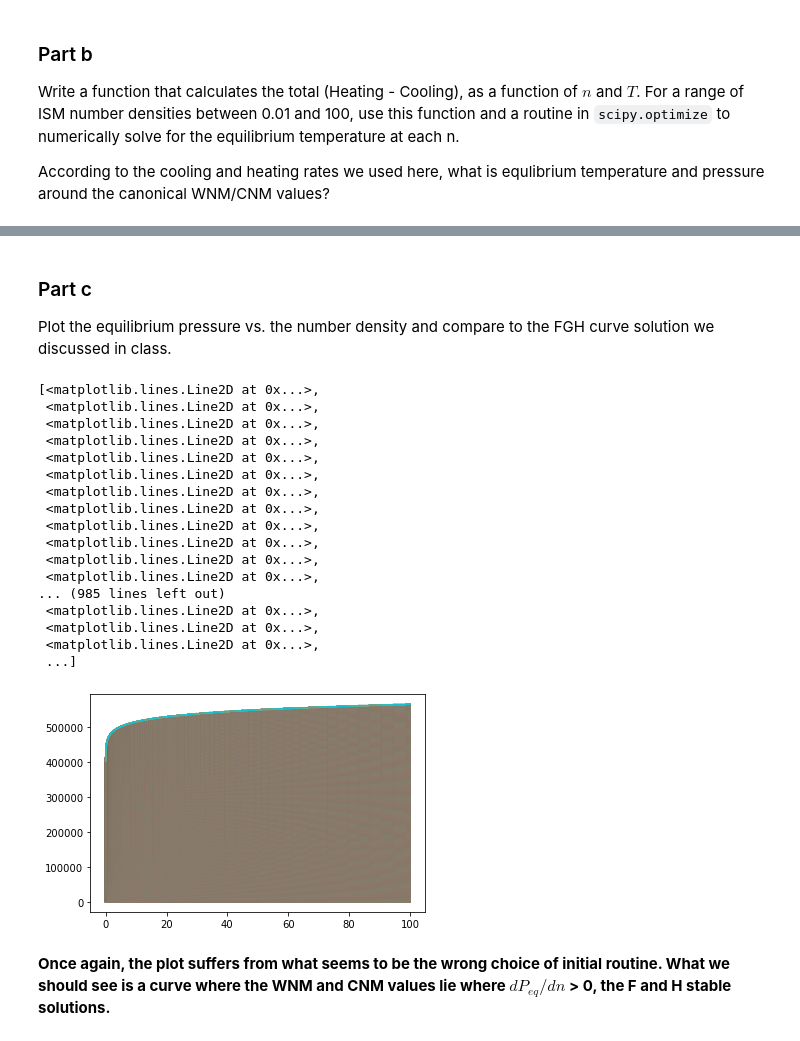
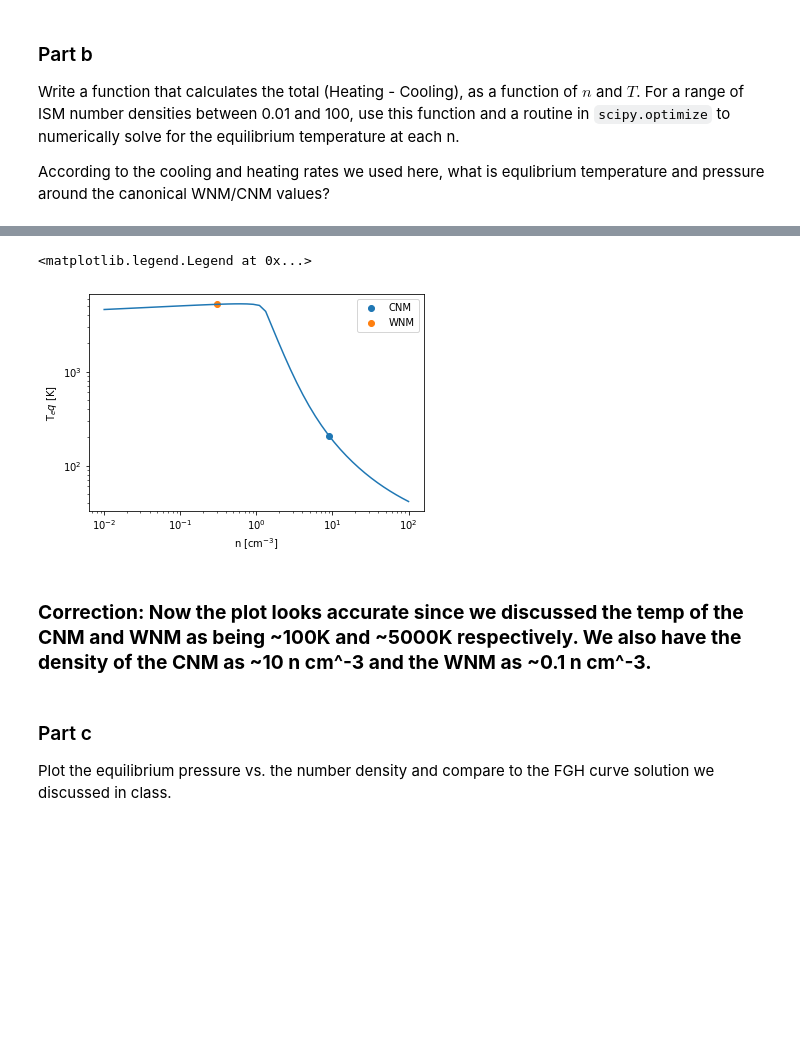
Before and after one commit to akuznetsova/spf-2024, a Jupyter notebook: w2/submissions/HW2-VanessaBrown.ipynb, the cells around one changed output, grey strips where cells are left out. Cells and saved outputs as stored; diff of their text form; code cells hidden in the pictures; blank space fills up the shorter version.

Commit message:
HW2 Corrections - VanessaBrown

```diff
--- a/w2/submissions/HW2-VanessaBrown.ipynb
+++ b/w2/submissions/HW2-VanessaBrown.ipynb
@@ -239,26 +239,27 @@ def pe_heating(n, T2, pah=0.5):
 
 
 def cray_heating(n, E=3.4, zeta=1.3e-16):
-    n_gamma_cr = 5.4e-28*n*(zeta/1e-16)*(E/3.4)
+    n_gamma_cr = 5.4e-28*n*(zeta/1.e-16)*(E/3.4)
     return n_gamma_cr
 
 
 # cooling
 def cII_cooling(n, T2):
     T = T2/100
-    n_lambda_cII = 3.15e-27*np.e**(-0.92/T)*n
+    n_lambda_cII = 3.15e-27*np.exp(-0.92/T)*n**2
     return n_lambda_cII
 
 
 def oI_cooling(n, T2):
     T = T2/100
-    n_lambda_oI = 2.5e-27*T**0.4*np.e**(-2.28/T)*n
+    n_lambda_oI = 2.5e-27*T**0.4*np.exp(-2.28/T)*n**2
     return n_lambda_oI
 
 
-def ly_a_cooling(n, T, pah=0.5):
+def ly_a_cooling(n, T2, pah=0.5):
+    T = T2/100
     n_e = 2.4e-3*T**(1/4)/pah
-    n_lambda_lya = 2e-21*((n_e/n)/1e-4)**2*n**2*(8000/T)**0.5*np.e**(-1.2e5/T)
+    n_lambda_lya = 2.e-21 * ((n_e/n)/1.e-4)**2 * n**2 * (8000./T)**0.5 * np.exp(-1.2e5/T)
     return n_lambda_lya
 # %% [markdown]
 Make a plot of the heating and cooling contributions as a function of temperature with one panel at $n = 1 \mathrm{cm^{-3}}$.
@@ -329,27 +363,40 @@ plt.yscale("log")
+# %%
+# rewritten optimization
+import scipy.optimize as opt
+
+def eq_temp(dens):
+    ts = np.logspace(0,5,500)
+    def total(T,n=dens):
+        return heating(n,T) - cooling(n,T)
+    guess = ts[np.nanargmin(np.abs(total(ts,dens)))]
+    eq_T = opt.newton(func=total, x0=guess, args=(dens,))
+    return eq_T
+
+
+densities = np.logspace(-2,2,50)
+temps = np.zeros_like(densities)
+for i, n in enumerate(densities):
+    temps[i] = eq_temp(n)
+
+CNM = 9
+WNM = 0.3
+
+T_CNM = eq_temp(CNM)
+T_WNM = eq_temp(WNM)
+
+plt.plot(densities,temps)
+plt.scatter(CNM, T_CNM, label="CNM")
+plt.scatter(WNM, T_WNM, label="WNM")
+plt.xlabel("n [cm$^{-3}$]")
+plt.xscale("log")
+plt.ylabel("T$_eq$ [K]")
+plt.yscale("log")
+plt.legend()
+# %% [output]
+<matplotlib.legend.Legend at 0x...>
+[figure, added]
+# %% [markdown]
+### **Correction: Now the plot looks accurate since we discussed the temp of the CNM and WNM as being ~100K and ~5000K respectively. We also have the density of the CNM as ~10 n cm^-3 and the WNM as ~0.1 n cm^-3.**
 # %% [markdown]
 ### Part c
 Plot the equilibrium pressure vs. the number density and compare to the FGH curve solution we discussed in class.
-# %%
-# from class: P_eq / k_b = nT
-plt.plot(densities, densities*eq_temps)
-# %% [output]
-[<matplotlib.lines.Line2D at 0x...>,
- <matplotlib.lines.Line2D at 0x...>,
- <matplotlib.lines.Line2D at 0x...>,
- <matplotlib.lines.Line2D at 0x...>,
- <matplotlib.lines.Line2D at 0x...>,
- <matplotlib.lines.Line2D at 0x...>,
- <matplotlib.lines.Line2D at 0x...>,
- <matplotlib.lines.Line2D at 0x...>,
- <matplotlib.lines.Line2D at 0x...>,
- <matplotlib.lines.Line2D at 0x...>,
- <matplotlib.lines.Line2D at 0x...>,
- <matplotlib.lines.Line2D at 0x...>,
-... (985 lines left out)
- <matplotlib.lines.Line2D at 0x...>,
- <matplotlib.lines.Line2D at 0x...>,
- <matplotlib.lines.Line2D at 0x...>,
- ...]
-[figure, removed]
-# %% [markdown]
-**Once again, the plot suffers from what seems to be the wrong choice of initial routine. What we should see is a curve where the WNM and CNM values lie where $dP_{eq}/dn$ > 0, the F and H stable solutions.**
```
Also changed, not shown: parts of 6 cells of this notebook.
